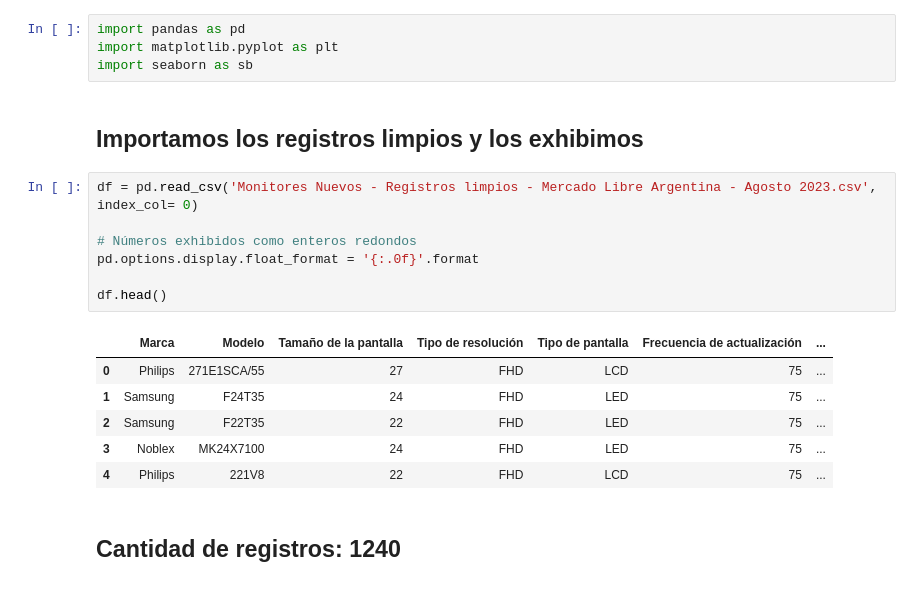
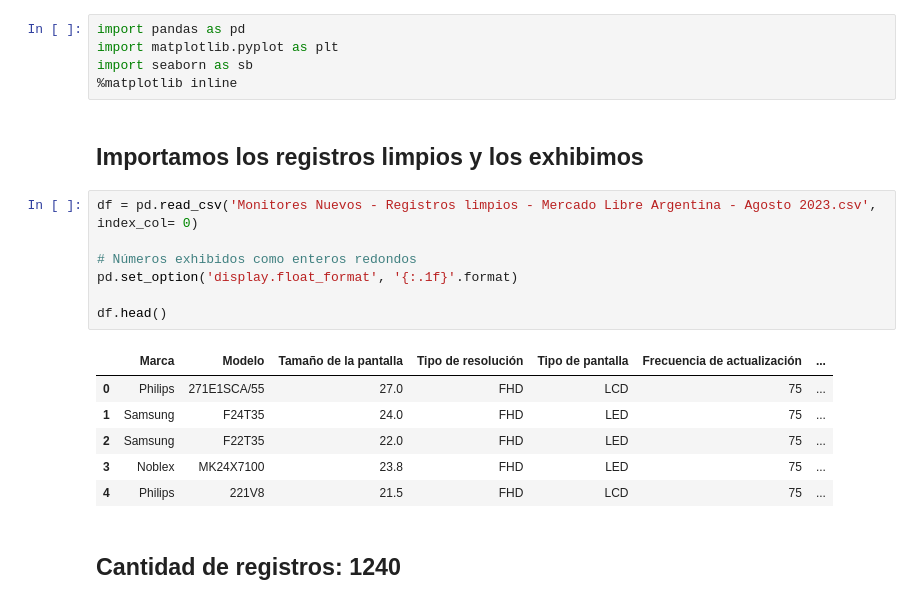
Before and after one commit to cris-andrade-97/MeLiWebScraping, a Jupyter notebook: Analisis del CSV/Análisis del CSV.ipynb, the cells around one changed output. Drawn from its saved outputs; the diff is of its cells as text.

```diff
--- a/Analisis del CSV/Análisis del CSV.ipynb
+++ b/Analisis del CSV/Análisis del CSV.ipynb
@@ -2,22 +2,23 @@
 import pandas as pd
 import matplotlib.pyplot as plt
 import seaborn as sb
+%matplotlib inline
 # %% [markdown]
 ## Importamos los registros limpios y los exhibimos
 # %%
 df = pd.read_csv('Monitores Nuevos - Registros limpios - Mercado Libre Argentina - Agosto 2023.csv', index_col= 0)
 
 # Números exhibidos como enteros redondos
-pd.options.display.float_format = '{:.0f}'.format
+pd.set_option('display.float_format', '{:.1f}'.format)
 
 df.head()
 # %% [output]
 |  | Marca | Modelo | Tamaño de la pantalla | Tipo de resolución | Tipo de pantalla | Frecuencia de actualización | ... |
-| 0 | Philips | 271E1SCA/55 | 27 | FHD | LCD | 75 | ... |
-| 1 | Samsung | F24T35 | 24 | FHD | LED | 75 | ... |
-| 2 | Samsung | F22T35 | 22 | FHD | LED | 75 | ... |
-| 3 | Noblex | MK24X7100 | 24 | FHD | LED | 75 | ... |
-| 4 | Philips | 221V8 | 22 | FHD | LCD | 75 | ... |
+| 0 | Philips | 271E1SCA/55 | 27.0 | FHD | LCD | 75 | ... |
+| 1 | Samsung | F24T35 | 24.0 | FHD | LED | 75 | ... |
+| 2 | Samsung | F22T35 | 22.0 | FHD | LED | 75 | ... |
+| 3 | Noblex | MK24X7100 | 23.8 | FHD | LED | 75 | ... |
+| 4 | Philips | 221V8 | 21.5 | FHD | LCD | 75 | ... |
 # %% [markdown]
 ## Cantidad de registros: 1240
 # %%
```
Also changed, not shown: parts of 6 cells of this notebook.
